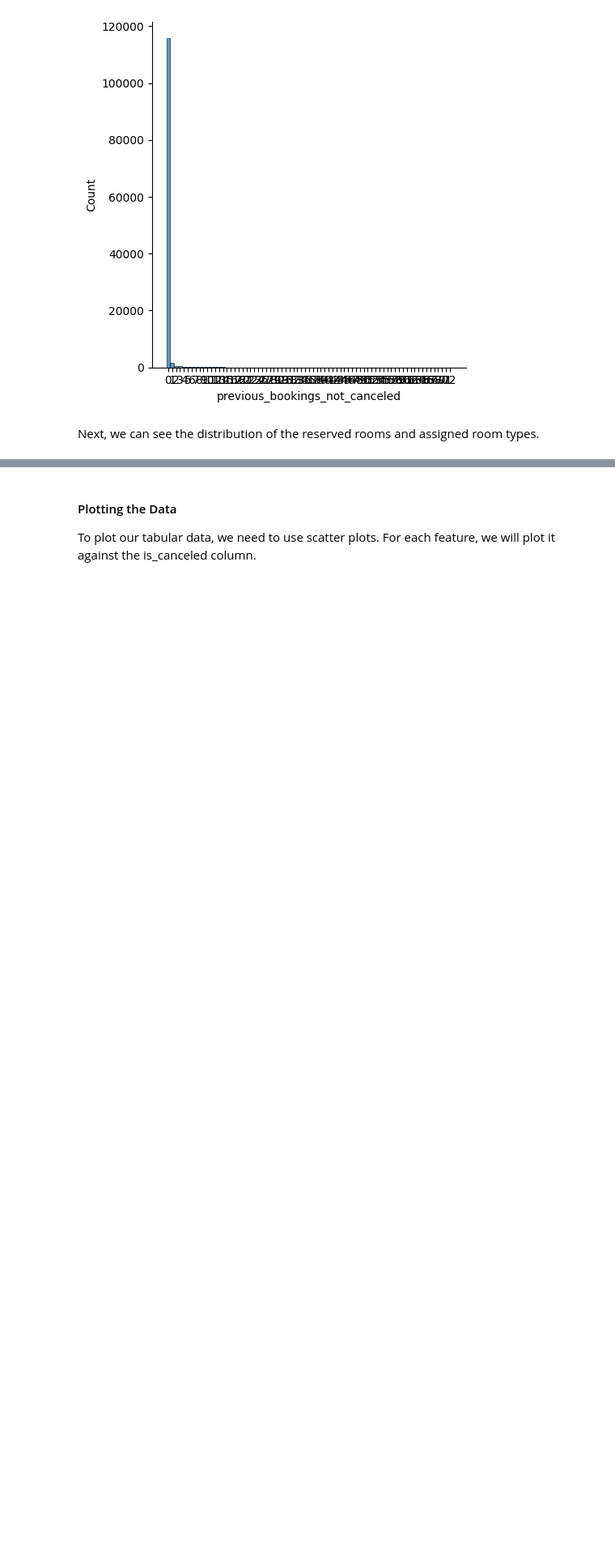
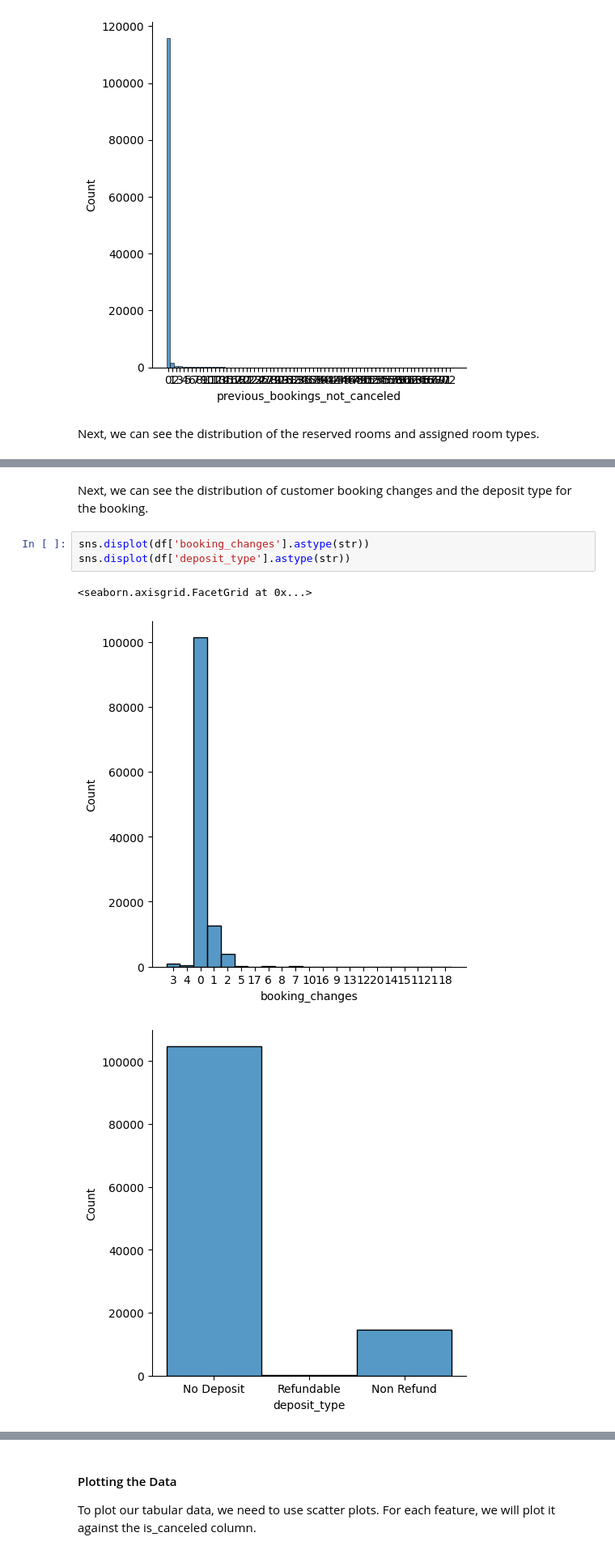
Before and after one commit to thadUra/ECS-171-Hotel-Cancellation, a Jupyter notebook: DataExplorationMilestone.ipynb, the cells around one changed output, grey strips where cells are left out. Shown at 81% size. Saved outputs shown, nothing was run; the diff lists cells and outputs as text; blank space fills up the shorter version.

```diff
--- a/DataExplorationMilestone.ipynb
+++ b/DataExplorationMilestone.ipynb
@@ -302,0 +308,9 @@ Next, we can see the distribution of the reserved rooms and assigned room types.
+# %% [markdown]
+Next, we can see the distribution of customer booking changes and the deposit type for the booking.
+# %%
+sns.displot(df['booking_changes'].astype(str))
+sns.displot(df['deposit_type'].astype(str))
+# %% [output]
+<seaborn.axisgrid.FacetGrid at 0x...>
+[figure, added]
+[figure, added]
```
Also changed, not shown: parts of 18 cells of this notebook, 1 other file.
